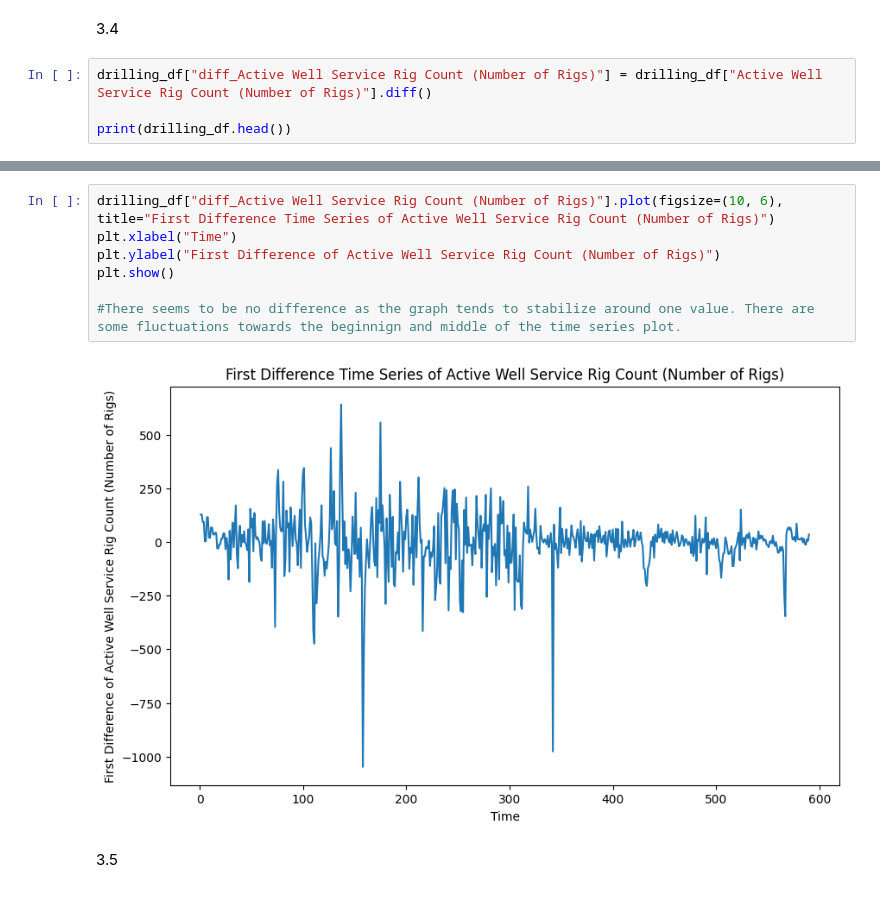
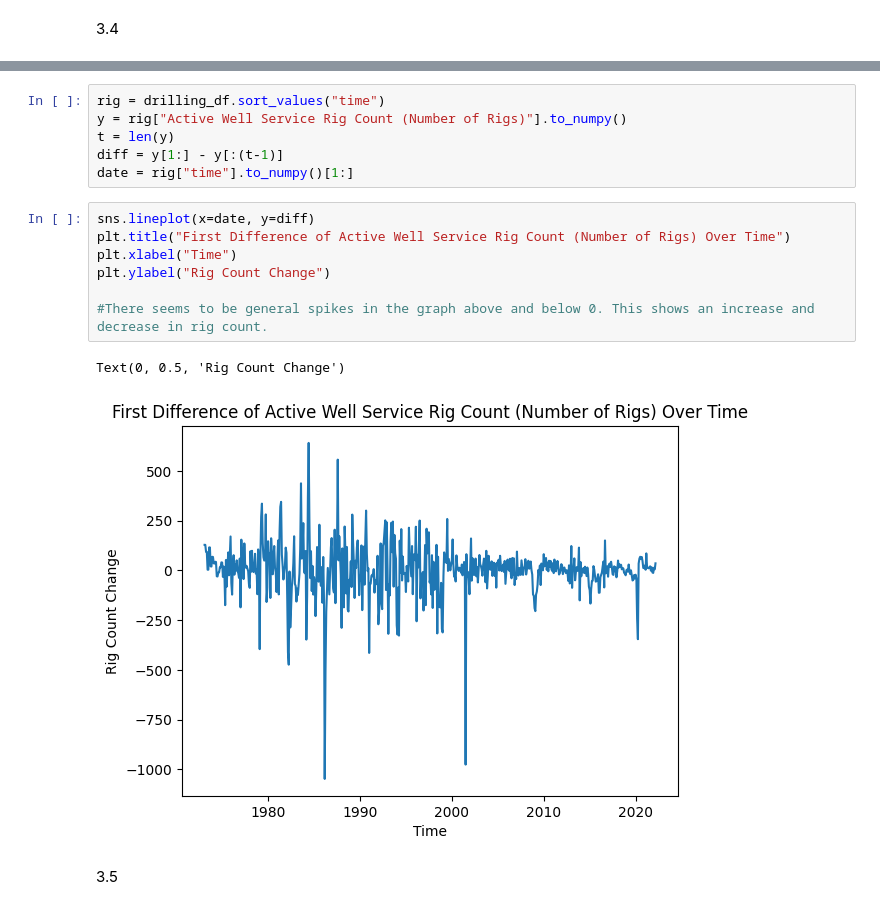
Before and after one commit to mchen899923/eda_assignment, a Jupyter notebook: Copy_of_assignment.ipynb, the cells around one changed output, grey strips where cells are left out. Drawn from its saved outputs; the diff is of its cells as text.

```diff
--- a/Copy_of_assignment.ipynb
+++ b/Copy_of_assignment.ipynb
@@ -334,6 +369,2 @@ plt.show()
 # %% [markdown]
 3.4
-# %%
-drilling_df["diff_Active Well Service Rig Count (Number of Rigs)"] = drilling_df["Active Well Service Rig Count (Number of Rigs)"].diff()
-
-print(drilling_df.head())
@@ -358,12 +371,19 @@ print(drilling_df.head())
-# %%
-drilling_df["diff_Active Well Service Rig Count (Number of Rigs)"].plot(figsize=(10, 6), title="First Difference Time Series of Active Well Service Rig Count (Number of Rigs)")
-plt.xlabel("Time")
-plt.ylabel("First Difference of Active Well Service Rig Count (Number of Rigs)")
-plt.show()
-
-#There seems to be no difference as the graph tends to stabilize around one value. There are some fluctuations towards the beginnign and middle of the time series plot.
-# %% [output]
-[figure, removed]
+# %%
+rig = drilling_df.sort_values("time")
+y = rig["Active Well Service Rig Count (Number of Rigs)"].to_numpy()
+t = len(y)
+diff = y[1:] - y[:(t-1)]
+date = rig["time"].to_numpy()[1:]
+# %%
+sns.lineplot(x=date, y=diff)
+plt.title("First Difference of Active Well Service Rig Count (Number of Rigs) Over Time")
+plt.xlabel("Time")
+plt.ylabel("Rig Count Change")
+
+#There seems to be general spikes in the graph above and below 0. This shows an increase and decrease in rig count.
+# %% [output]
+Text(0, 0.5, 'Rig Count Change')
+[figure, added]
 # %% [markdown]
 3.5
 # %%
```
Also changed, not shown: parts of 13 cells of this notebook.
